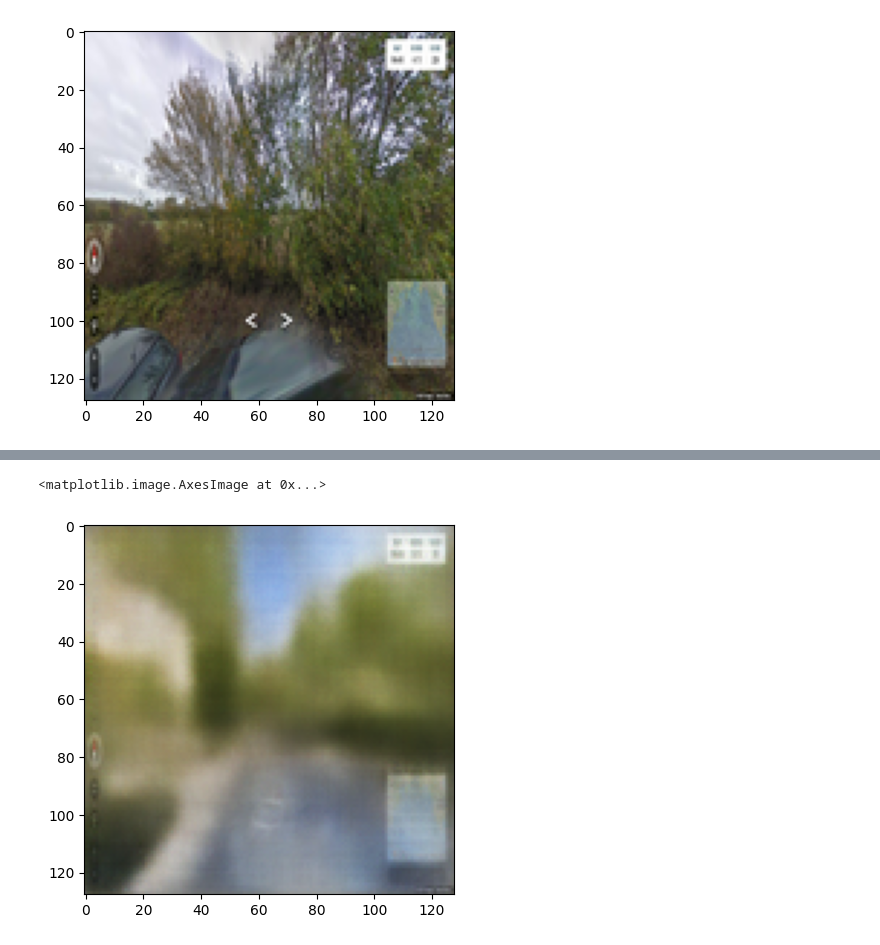
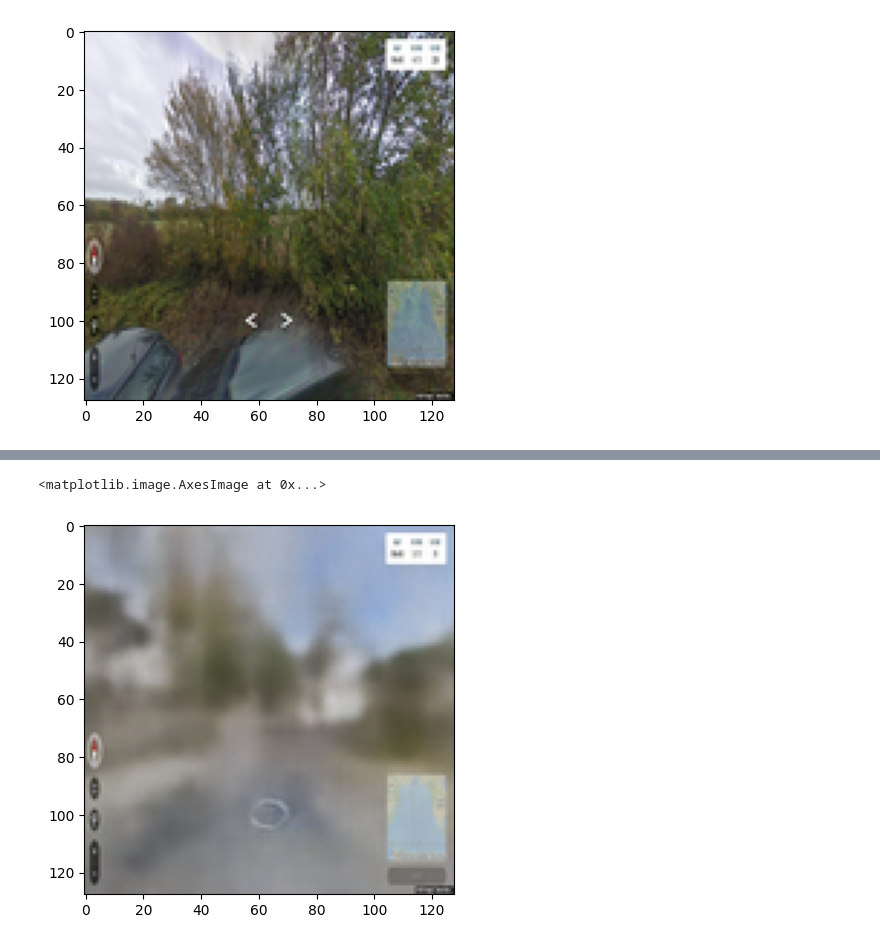
Before and after one commit to AlessandroCesaTs/Street_View_Generator, a Jupyter notebook: check_generation.ipynb, the cells around one changed output, grey strips where cells are left out. Cells and saved outputs as stored; diff of their text form; code cells hidden in the pictures.

```diff
--- a/check_generation.ipynb
+++ b/check_generation.ipynb
@@ -49,6 +49,6 @@ plt.imshow(gen_imm[0].permute(1,2,0).detach().numpy() )
 # %%
-gen_imm=model.generate('South_Africa')
+gen_imm=model.generate('Ita')
 plt.imshow(gen_imm[0].permute(1,2,0).detach().numpy() )
 # %% [output]
 <matplotlib.image.AxesImage at 0x...>
-[figure, old version]
+[figure, new version]
```
Also changed, not shown: parts of 1 cell of this notebook, 8 other files.
